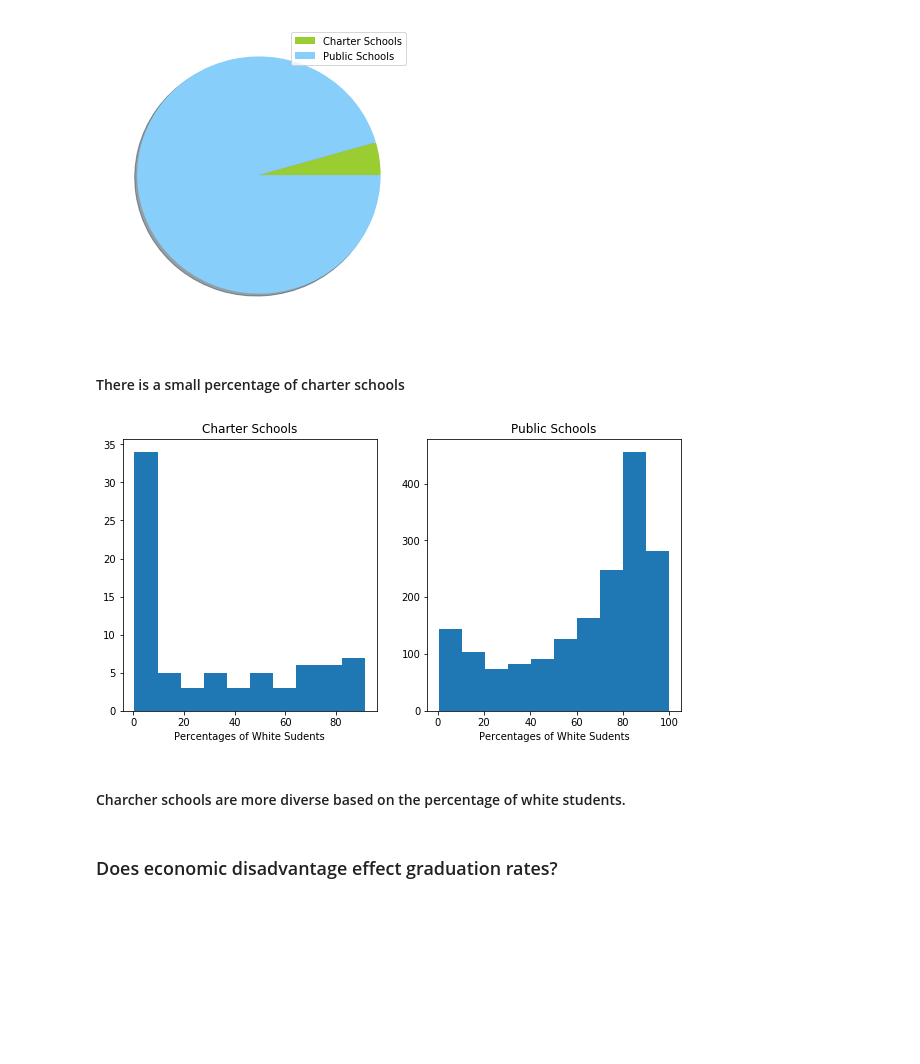
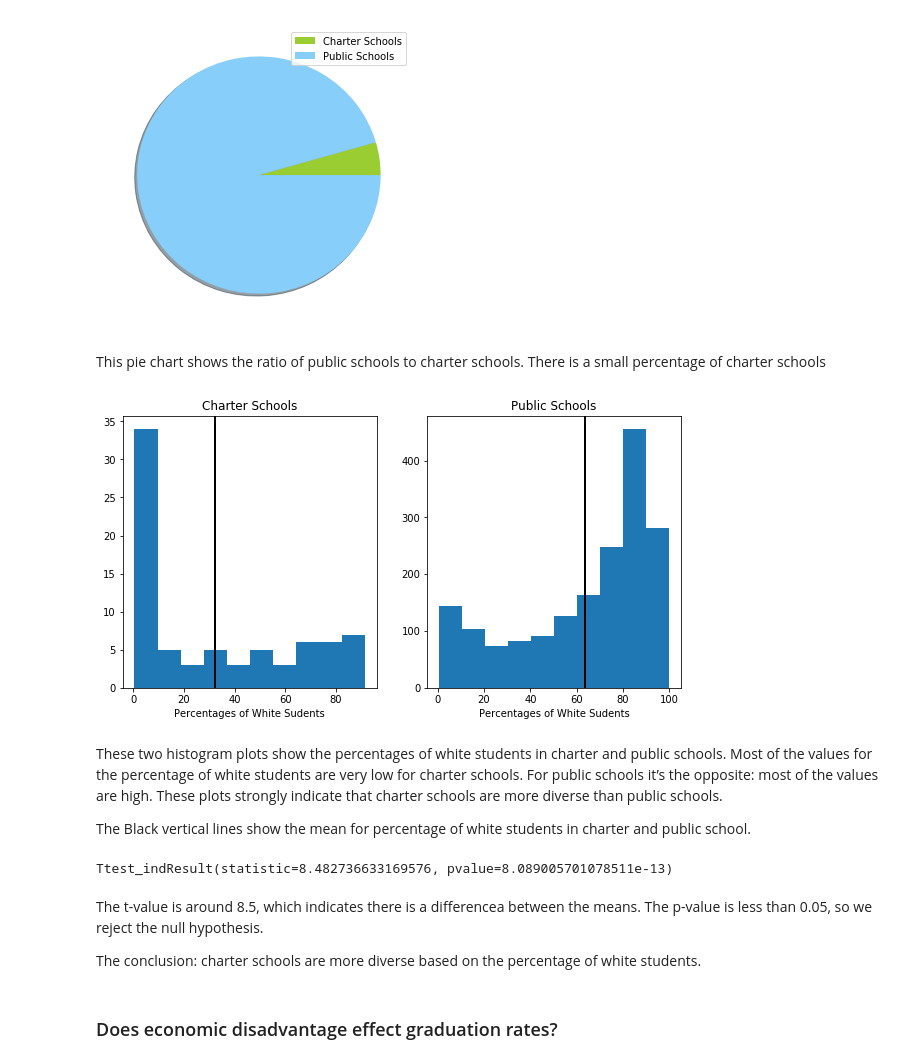
Before and after one commit to ihembree789/thinkfulprojects, a Jupyter notebook: Capstone.ipynb, the cells around one changed output. Drawn from its saved outputs; the diff is of its cells as text; code cells hidden in the pictures; blank space fills up the shorter version.

```diff
--- a/Capstone.ipynb
+++ b/Capstone.ipynb
@@ -61,30 +124,42 @@ plt.show()
 # %% [output]
 [figure]
 # %% [markdown]
-#### There is a small percentage of charter schools
+This pie chart shows the ratio of public schools to charter schools. There is a small percentage of charter schools
 # %%
 Charter=df[df['School Type'] == 'Charter School']
 Charter=Charter[Charter['% White'] > 0] # To remove the NaN values
 Public=df[df['School Type'] == 'Public School']
 Public=Public[Public['% White'] > 0] # To remove the NaN values
+
+plt.figure(figsize=(10, 5))
+
+plt.subplot(1, 2, 1)
+plt.hist(Charter['% White'])
+plt.xlabel('Percentages of White Sudents')
+plt.axvline(Charter['% White'].mean(), color='black', linestyle='solid', linewidth=2)
+plt.title('Charter Schools')
+
+plt.subplot(1, 2, 2)
+plt.hist(Public['% White'])
+plt.axvline(Public['% White'].mean(), color='black', linestyle='solid', linewidth=2)
+plt.xlabel('Percentages of White Sudents')
+plt.title('Public Schools')
+
+plt.show()
+# %% [output]
+[figure, added]
-# %%
-plt.figure(figsize=(10, 5))
-
-plt.subplot(1, 2, 1)
-plt.hist(Charter['% White'])
-plt.xlabel('Percentages of White Sudents')
-plt.title('Charter Schools')
-
-plt.subplot(1, 2, 2)
-plt.hist(Public['% White'])
-plt.xlabel('Percentages of White Sudents')
-plt.title('Public Schools')
-
-plt.show()
-# %% [output]
-[figure, removed]
-# %% [markdown]
-#### Charcher schools are more diverse based on the percentage of white students.
+# %% [markdown]
+These two histogram plots show the percentages of white students in charter and public schools. Most of the values for the percentage of white students are very low for charter schools. For public schools it’s the opposite: most of the values are high. These plots strongly indicate that charter schools are more diverse than public schools.
+
+The Black vertical lines show the mean for percentage of white students in charter and public school.
+# %%
+print(ttest_ind(Public['% White'],Charter['% White'] ,equal_var=False))
+# %% [output]
+Ttest_indResult(statistic=8.482736633169576, pvalue=8.089005701078511e-13)
+# %% [markdown]
+The t-value is around 8.5, which indicates there is a differencea between the means. The p-value is less than 0.05, so we reject the null hypothesis.
+
+The conclusion: charter schools are more diverse based on the percentage of white students.
 # %% [markdown]
 ### Does economic disadvantage effect graduation rates?
 # %%
```
Also changed, not shown: parts of 19 cells of this notebook.
